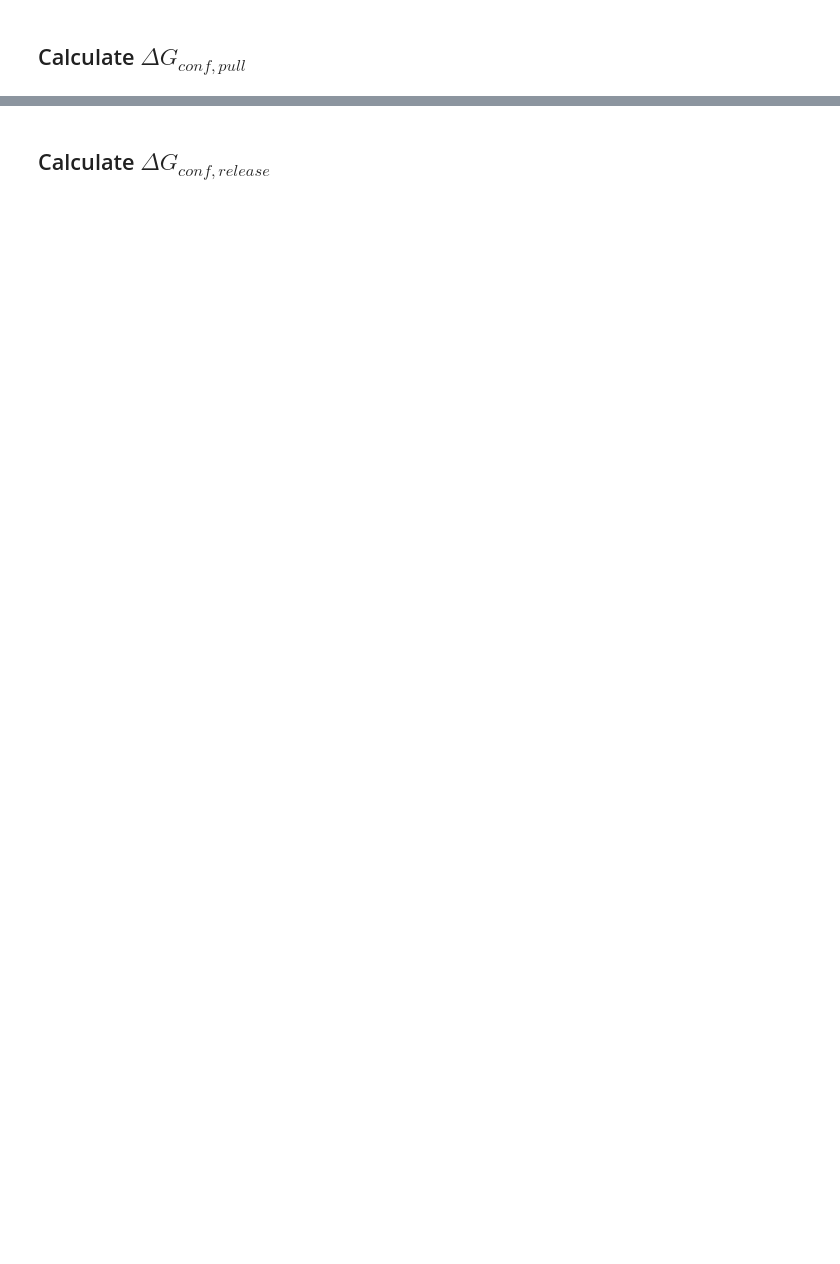
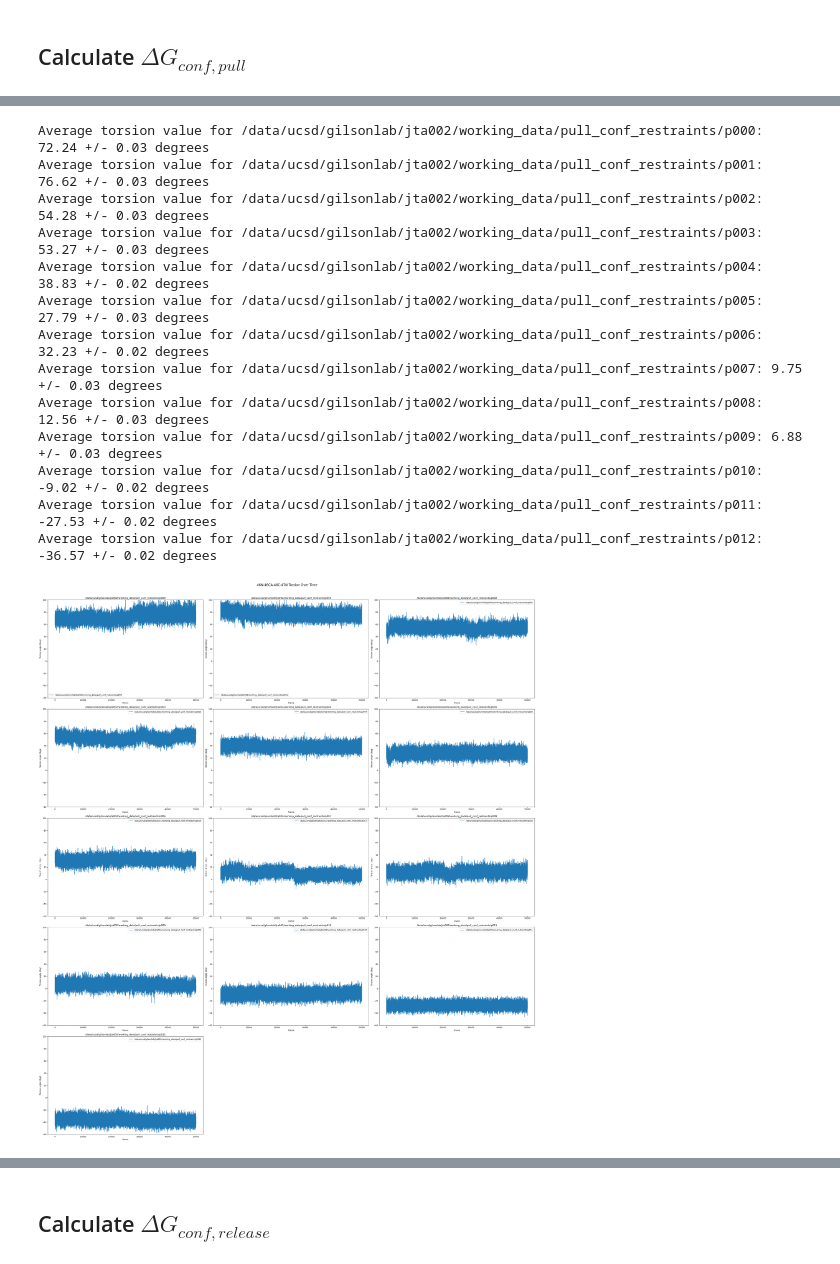
Before and after one commit to jaketanderson/PL-ABFE-BRD4, a Jupyter notebook: main.ipynb, the cells around one changed output, grey strips where cells are left out. Saved outputs shown, nothing was run; the diff lists cells and outputs as text; code cells hidden in the pictures; blank space fills up the shorter version.

```diff
--- a/main.ipynb
+++ b/main.ipynb
@@ -180,7 +211,9 @@ openmm_positions = Quantity(
     ],
     unit=nanometer,
 )
-model = Modeller(openff_topology.to_openmm(ensure_unique_atom_names=False), openmm_positions)
+model = Modeller(
+    openff_topology.to_openmm(ensure_unique_atom_names=False), openmm_positions
+)
 # %% [output]
 [interactive output not drawn]
 # %%
@@ -1550,12 +1848,13 @@ print(deltaG_release_l)
 from paprika.build import align
 
 openff_topology = openffTopology.from_molecules(molecules=[protein_mol])
-system = force_field.create_openmm_system(
+interchange = force_field.create_interchange(
     openff_topology,
     partial_bond_orders_from_molecules=[protein_mol],
     charge_from_molecules=[protein_mol],
     allow_nonintegral_charges=True,
 )
+system = interchange.to_openmm_system(hydrogen_mass=3.024)
 
 openmm_positions = Quantity(
     value=[
@@ -1568,8 +1867,11 @@ openmm_positions = Quantity(
     ],
     unit=nanometer,
 )
-model = Modeller(openff_topology.to_openmm(ensure_unique_atom_names=False), openmm_positions)
+model = Modeller(
+    openff_topology.to_openmm(ensure_unique_atom_names=False), openmm_positions
+)
 
+# This is not the open conf, which is incorrect!!!
 with open(f"{prepared_data}/aligned_structure.pickle", "rb") as f:
     structure = pickle.load(f)
 
@@ -1857,7 +2218,12 @@ list_of_backbone_atom_masks.append(f":{99-42}@N")
 torsion_targets = []
 
 i = 0
-for masks in zip(list_of_backbone_atom_masks, list_of_backbone_atom_masks[1:], list_of_backbone_atom_masks[2:], list_of_backbone_atom_masks[3:]):
+for masks in zip(
+    list_of_backbone_atom_masks,
+    list_of_backbone_atom_masks[1:],
+    list_of_backbone_atom_masks[2:],
+    list_of_backbone_atom_masks[3:],
+):
     i += 1
     if i % 3 == 0:
         continue
@@ -1877,6 +2243,9 @@ for masks in zip(list_of_backbone_atom_masks, list_of_backbone_atom_masks[1:], l
     )
     torsion_targets.append(torsion.pull["target_initial"])
     pull_conf_restraints_static.append(torsion)
+
+pull_conf_restraints_static = pull_conf_restraints_static[::2]
+pull_conf_restraints_static.pop(2)
 
 pull_conf_restraints_dynamic = []
 
@@ -1983,5 +2350,5 @@ assert False
 # %%
-make_graph_of_pull_conf_restraints = False
+make_graph_of_pull_conf_restraints = True
 
 if make_graph_of_pull_conf_restraints:
     import os
@@ -1993,10 +2360,15 @@ if make_graph_of_pull_conf_restraints:
 
     # Parameters
     # "p000" to "p012"
-    directories = [f"working_data/pull_conf_restraints/{window}" for window in [f"p{str(i).zfill(3)}" for i in range(13)]]
+    directories = [
+        f"{working_data}/pull_conf_restraints/{window}"
+        for window in [f"p{str(i).zfill(3)}" for i in range(13)]
+    ]
 
     # Set up subplots
-    fig, axes = plt.subplots(5, 3, figsize=(35, 40))  # Larger figure size (5x3 grid for 13 plots)
+    fig, axes = plt.subplots(
+        5, 3, figsize=(35, 40)
+    )  # Larger figure size (5x3 grid for 13 plots)
     axes = axes.flatten()
 
     # Loop over directories
@@ -2012,41 +2384,63 @@ if make_graph_of_pull_conf_restraints:
         u = mda.Universe(pdb_file, dcd_file)
 
         # Select atoms for torsion angle
-        atoms = u.select_atoms("resid 46 and name N", "resid 46 and name CA", "resid 46 and name C", "resid 47 and name N")
+        atoms = u.select_atoms(
+            "resid 46 and name N",
+            "resid 46 and name CA",
+            "resid 46 and name C",
+            "resid 47 and name N",
+        )
 
         # Initialize a list to store torsion angles
         torsions = []
 
         # Loop through the trajectory and compute torsions
         for ts in u.trajectory:
             torsion_angle = atoms.dihedral.value()
             torsions.append(torsion_angle)
 
         torsions = np.array(torsions)
         avg_torsion_value = np.mean(torsions)
         sem = stats.sem(torsions)
-        print(f"Average torsion value for {directory}: {avg_torsion_value:.2f} +/- {sem:.2f} degrees")
+        print(
+            f"Average torsion value for {directory}: {avg_torsion_value:.2f} +/- {sem:.2f} degrees"
+        )
 
         frames = np.arange(len(torsions))  # Frame range for raw data
 
         # Plotting raw torsion angles on respective subplot
         ax = axes[idx]
         ax.plot(frames, torsions, label=f"{directory}")
         ax.set_title(f"{directory}")
         ax.set_xlabel("Frame")
         ax.set_ylabel("Torsion angle (deg)")
         ax.set_ylim(bottom=-60, top=100)
 
         ax.legend()
 
     # Remove unused subplots (since we only need 13 out of 16)
     for i in range(len(directories), len(axes)):
         fig.delaxes(axes[i])
 
     plt.tight_layout(rect=[0, 0, 1, 0.96])  # Leave some room for titles
     plt.suptitle("46N-46CA-46C-47N Torsion Over Time", fontsize=16)
     plt.savefig("torsions_during_conf_pull.png", dpi=600)
     plt.show()
+# %% [output]
+Average torsion value for /data/ucsd/gilsonlab/jta002/working_data/pull_conf_restraints/p000: 72.24 +/- 0.03 degrees
+Average torsion value for /data/ucsd/gilsonlab/jta002/working_data/pull_conf_restraints/p001: 76.62 +/- 0.03 degrees
+Average torsion value for /data/ucsd/gilsonlab/jta002/working_data/pull_conf_restraints/p002: 54.28 +/- 0.03 degrees
+Average torsion value for /data/ucsd/gilsonlab/jta002/working_data/pull_conf_restraints/p003: 53.27 +/- 0.03 degrees
+Average torsion value for /data/ucsd/gilsonlab/jta002/working_data/pull_conf_restraints/p004: 38.83 +/- 0.02 degrees
+Average torsion value for /data/ucsd/gilsonlab/jta002/working_data/pull_conf_restraints/p005: 27.79 +/- 0.03 degrees
+Average torsion value for /data/ucsd/gilsonlab/jta002/working_data/pull_conf_restraints/p006: 32.23 +/- 0.02 degrees
+Average torsion value for /data/ucsd/gilsonlab/jta002/working_data/pull_conf_restraints/p007: 9.75 +/- 0.03 degrees
+Average torsion value for /data/ucsd/gilsonlab/jta002/working_data/pull_conf_restraints/p008: 12.56 +/- 0.03 degrees
+Average torsion value for /data/ucsd/gilsonlab/jta002/working_data/pull_conf_restraints/p009: 6.88 +/- 0.03 degrees
+Average torsion value for /data/ucsd/gilsonlab/jta002/working_data/pull_conf_restraints/p010: -9.02 +/- 0.02 degrees
+Average torsion value for /data/ucsd/gilsonlab/jta002/working_data/pull_conf_restraints/p011: -27.53 +/- 0.02 degrees
+Average torsion value for /data/ucsd/gilsonlab/jta002/working_data/pull_conf_restraints/p012: -36.57 +/- 0.02 degrees
+[figure, added]
 # %%
 import paprika.analysis as analysis
 
```
Also changed, not shown: parts of 40 cells of this notebook, 3 other files.
